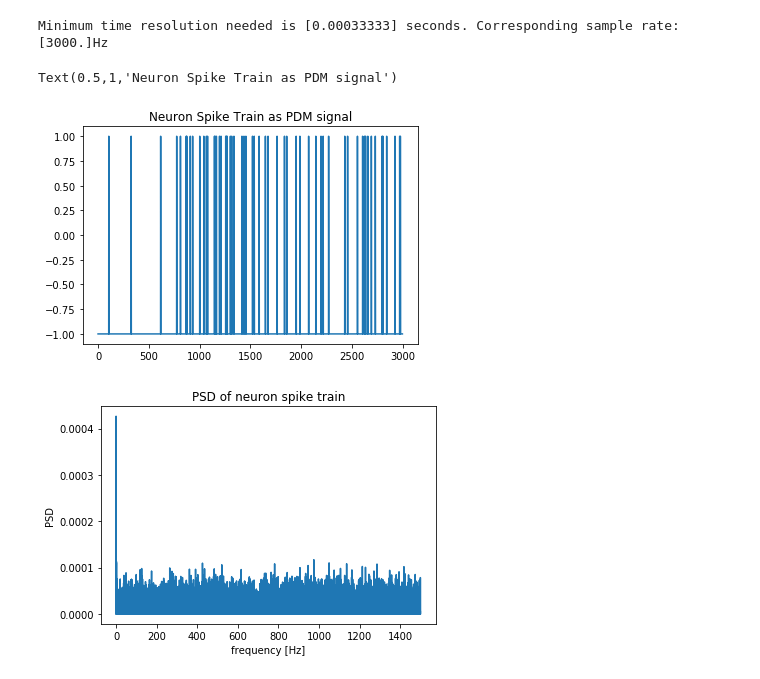
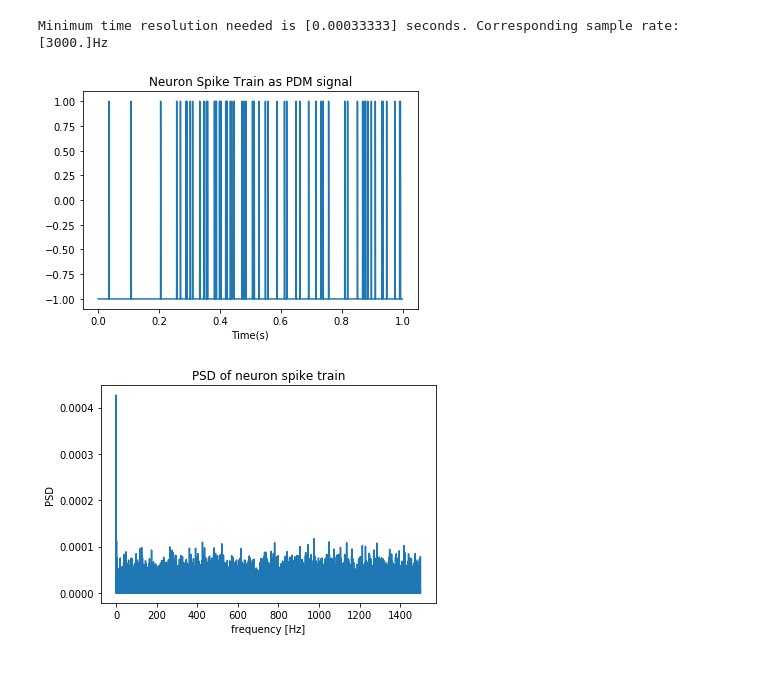
Before and after one commit to baocin/embedded-sigproc, a Jupyter notebook: docs/posts/sigproc/pdm_pcm_conversion.ipynb, the cells around one changed output. Drawn from its saved outputs; the diff is of its cells as text; code cells hidden in the pictures.

```diff
--- a/docs/posts/sigproc/pdm_pcm_conversion.ipynb
+++ b/docs/posts/sigproc/pdm_pcm_conversion.ipynb
@@ -276,18 +276,18 @@ Minimum time resolution needed is [0.00033333] seconds. Corresponding sample rat
 # Create the PDM signal
 i = 0
 pdm_neuron = []
-for t in np.arange(0, max(spike_times), delta_t_min):
+pdm_t = np.arange(0, max(spike_times), delta_t_min)
+for t in pdm_t:
     if spike_times[i] > t and spike_times[i] < t + delta_t_min:
         i += 1
         pdm_neuron.append(1)
     pdm_neuron.append(-1)
 pdm_neuron = np.array(pdm_neuron)
 # %%
-plt.plot(pdm_neuron[0:3000]);
-plt.title("Neuron Spike Train as PDM signal")
+plt.plot(pdm_t[0:3000], pdm_neuron[0:3000]);
+plt.title("Neuron Spike Train as PDM signal"); plt.xlabel('Time(s)');
 # %% [output]
-Text(0.5,1,'Neuron Spike Train as PDM signal')
-[figure, old version]
+[figure, new version]
 # %%
 plt.figure()
 plot_periodogram(pdm_neuron, fs_neuron);
```
Also changed, not shown: parts of 5 cells of this notebook, 16 other files.
